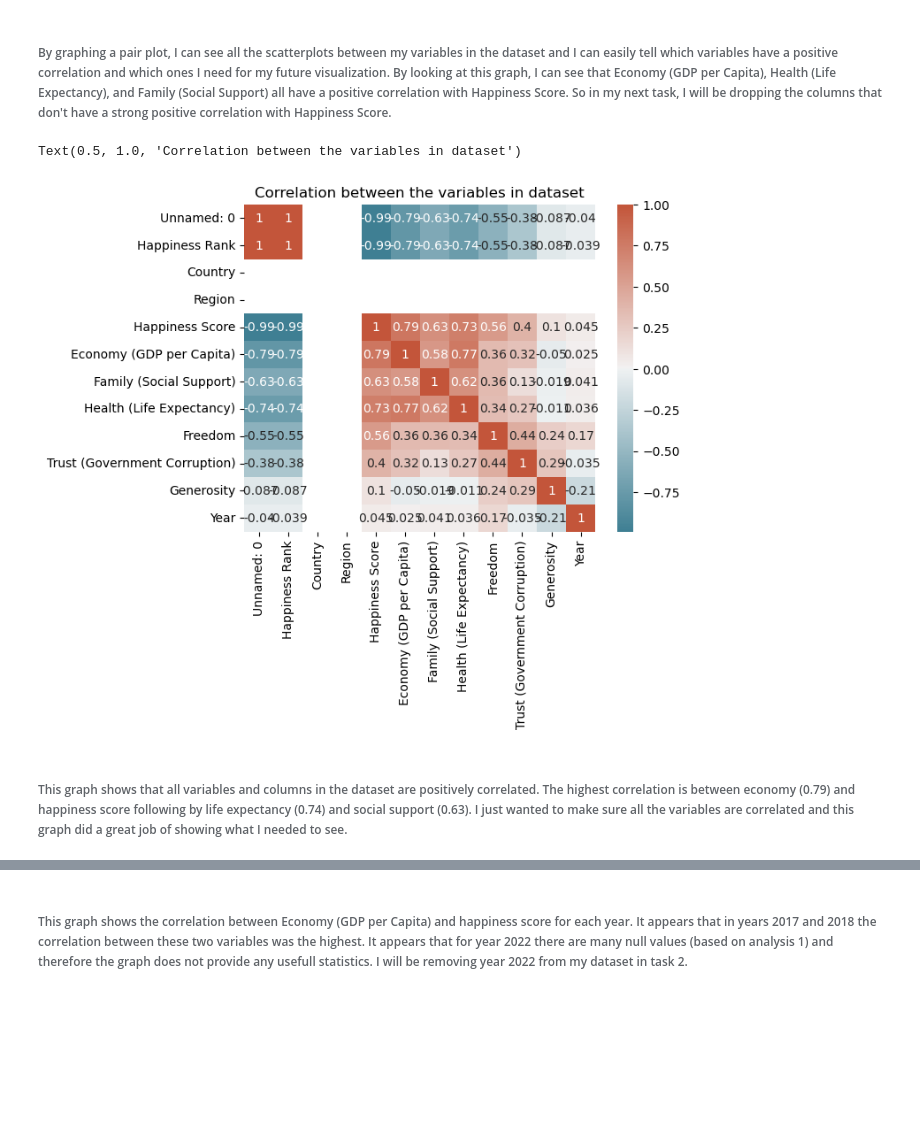
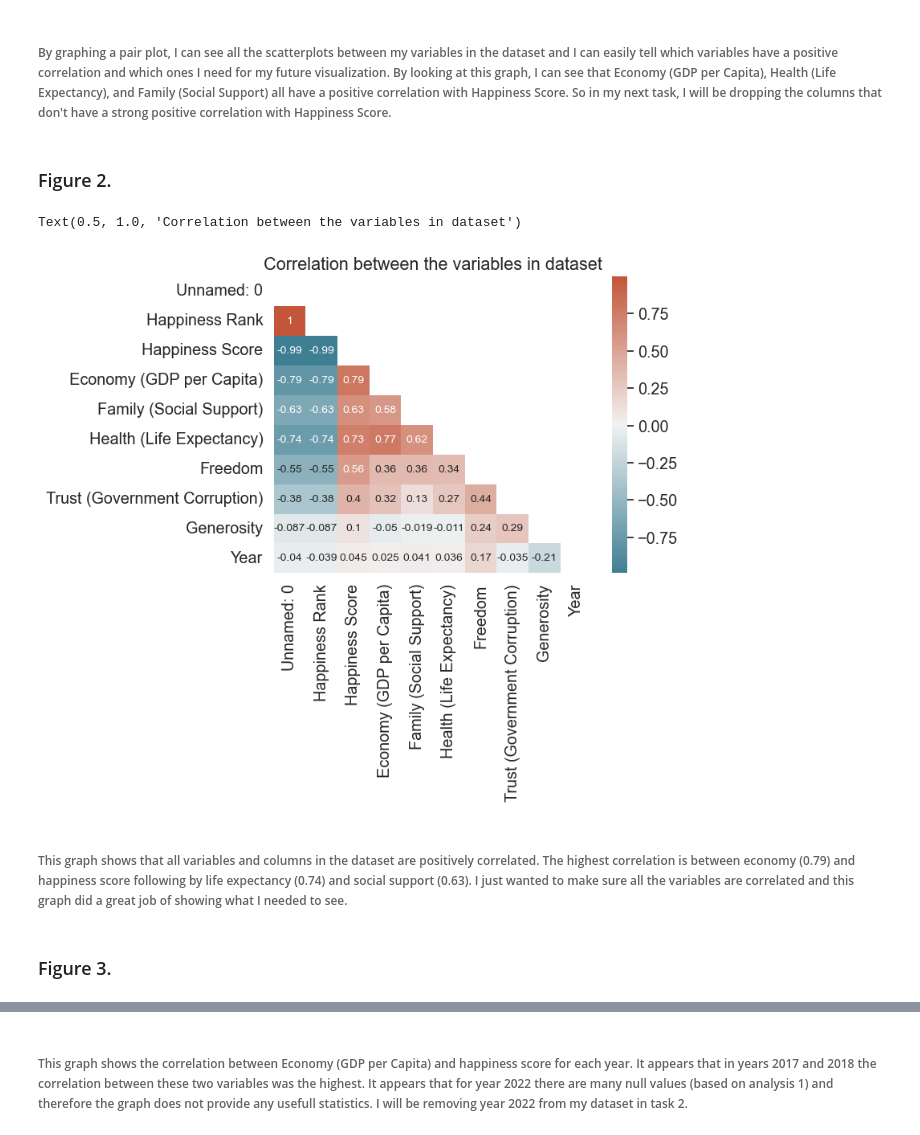
Before and after one commit to ubco-W2022T1-cosc301/project-group47, a Jupyter notebook: notebooks/analysis3.ipynb, the cells around one changed output, grey strips where cells are left out. Cells and saved outputs as stored; diff of their text form; code cells hidden in the pictures; blank space fills up the shorter version.

```diff
--- a/notebooks/analysis3.ipynb
+++ b/notebooks/analysis3.ipynb
@@ -37,3 +33,5 @@ print(df1)
+# %%
+sns.set_theme(style="white", font_scale=1.3)
 # %%
 d1 = df1.shape
 d2 = df1.head()
@@ -83,13 +74,20 @@ sns.pairplot(df1[["Economy (GDP per Capita)",'Health (Life Expectancy)', 'Year',
 # %% [markdown]
 ###### By graphing a pair plot, I can see all the scatterplots between my variables in the dataset and I can easily tell which variables have a positive correlation and which ones I need for my future visualization. By looking at this graph, I can see that Economy (GDP per Capita), Health (Life Expectancy), and Family (Social Support) all have a positive correlation with Happiness Score. So in my next task, I will be dropping the columns that don't have a strong positive correlation with Happiness Score.
+# %% [markdown]
+### Figure 2.
 # %%
-corr = df1.corr()# plot the heatmap
-sns.heatmap(corr, xticklabels=corr.columns, yticklabels=corr.columns, annot=True, cmap=sns.diverging_palette(220, 20, as_cmap=True)).set_title("Correlation between the variables in dataset")
+
+df2 = df1.drop(['Country','Region'],axis=1)
+corr = df2.corr()# plot the heatmap
+mask = np.triu(np.ones_like(corr))
+sns.heatmap(corr, xticklabels=corr.columns, yticklabels=corr.columns, annot=True, annot_kws={'size': 10},mask=mask, cmap=sns.diverging_palette(220, 20, as_cmap=True)).set_title("Correlation between the variables in dataset")
 # %% [output]
 Text(0.5, 1.0, 'Correlation between the variables in dataset')
-[figure, old version]
+[figure, new version]
 # %% [markdown]
 ###### This graph shows that all variables and columns in the dataset are positively correlated. The highest correlation is between economy (0.79) and happiness score following by life expectancy (0.74) and social support (0.63). I just wanted to make sure all the variables are correlated and this graph did a great job of showing what I needed to see.
+# %% [markdown]
+### Figure 3.
 # %%
 sns.lmplot(x='Happiness Score', data = df1, col= 'Year', ci= False, scatter_kws = {'color':'green'}, col_wrap = 3,line_kws = {'color': 'red'}, y='Economy (GDP per Capita)', height =5)
 # %% [output]
```
Also changed, not shown: parts of 33 cells of this notebook, 1 other file.
